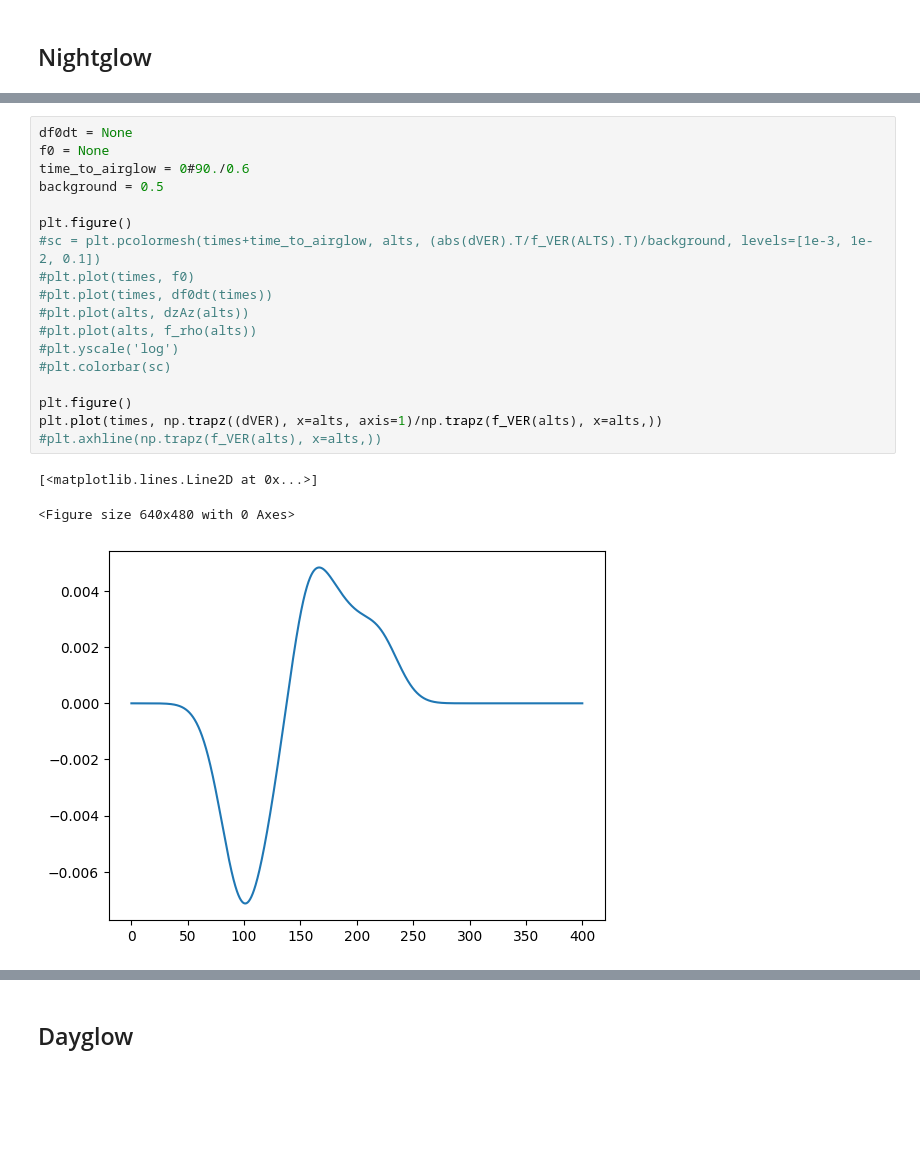
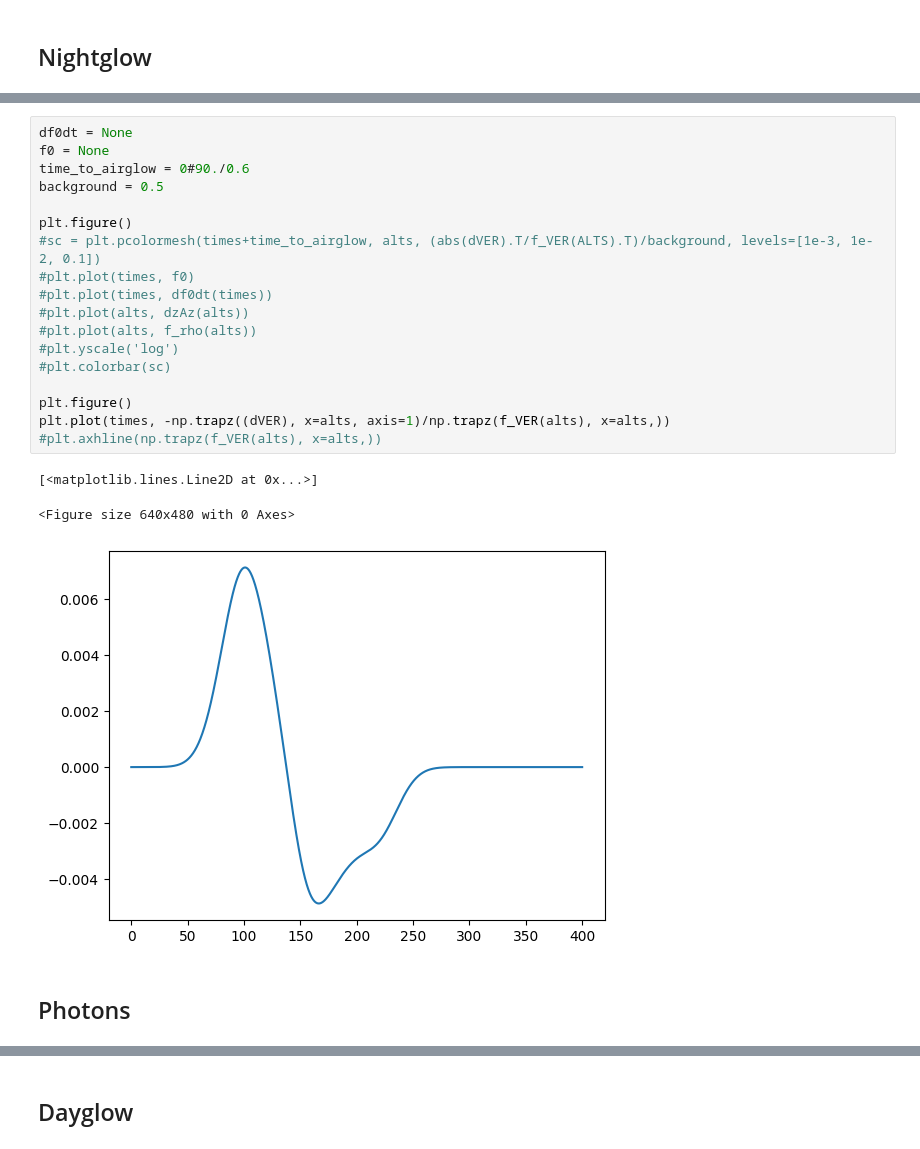
Before and after one commit to QuentinBrissaud/Venus_Detectability, a Jupyter notebook: compute_airglow_response.ipynb, the cells around one changed output, grey strips where cells are left out. Saved outputs shown, nothing was run; the diff lists cells and outputs as text; blank space fills up the shorter version.

```diff
--- a/compute_airglow_response.ipynb
+++ b/compute_airglow_response.ipynb
@@ -97,22 +428,24 @@ dVER = -(tau/(1+(2*np.pi/period)*tau)) * f_VER(ALTS) * (-(1/c)*df0dt(TIMES-(ALTS
 # %%
 df0dt = None
 f0 = None
 time_to_airglow = 0#90./0.6
 background = 0.5
 
 plt.figure()
 #sc = plt.pcolormesh(times+time_to_airglow, alts, (abs(dVER).T/f_VER(ALTS).T)/background, levels=[1e-3, 1e-2, 0.1])
 #plt.plot(times, f0)
 #plt.plot(times, df0dt(times))
 #plt.plot(alts, dzAz(alts))
 #plt.plot(alts, f_rho(alts))
 #plt.yscale('log')
 #plt.colorbar(sc)
 
 plt.figure()
-plt.plot(times, np.trapz((dVER), x=alts, axis=1)/np.trapz(f_VER(alts), x=alts,))
+plt.plot(times, -np.trapz((dVER), x=alts, axis=1)/np.trapz(f_VER(alts), x=alts,))
 #plt.axhline(np.trapz(f_VER(alts), x=alts,))
 # %% [output]
 [<matplotlib.lines.Line2D at 0x...>]
 <Figure size 640x480 with 0 Axes>
-[figure, old version]
+[figure, new version]
+# %% [markdown]
+## Photons
```
Also changed, not shown: parts of 34 cells of this notebook, 9 other files.
